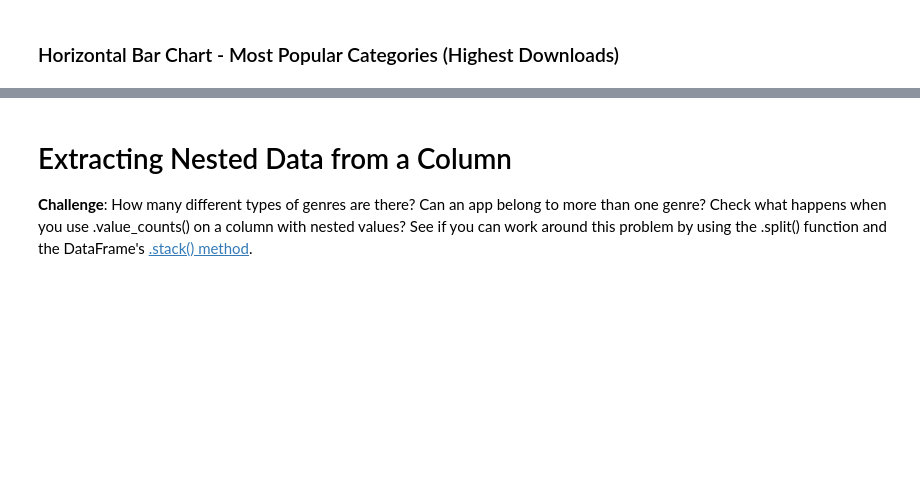
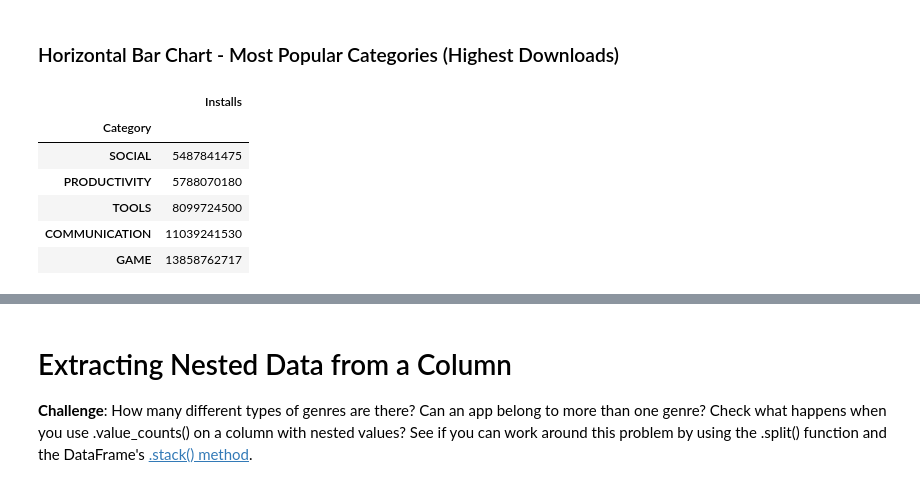
Before and after one commit to PuddiPuddi96/Python, a Jupyter notebook: 100-days-of-code/day-76/notebooks/Google Play Store App Analytics.ipynb, the cells around one changed output, grey strips where cells are left out. Saved outputs shown, nothing was run; the diff lists cells and outputs as text; code cells hidden in the pictures; blank space fills up the shorter version.

```diff
--- a/100-days-of-code/day-76/notebooks/Google Play Store App Analytics.ipynb
+++ b/100-days-of-code/day-76/notebooks/Google Play Store App Analytics.ipynb
@@ -247,2 +273,18 @@ df_apps_clean.sort_values('Revenue_Estimate', ascending=False).head(10)
 # %% [markdown]
 ### Horizontal Bar Chart - Most Popular Categories (Highest Downloads)
+# %%
+# What matters is not just the total number of apps in the category but how often apps are downloaded in that category.
+# This will give us an idea of how popular a category is.\
+# First, we have to group all our apps by category and sum the number of installations
+
+category_installs = df_apps_clean.groupby('Category').agg({'Installs': pd.Series.sum})
+category_installs = category_installs.sort_values('Installs', ascending=True)
+category_installs.tail()
+# %% [output]
+|  | Installs |
+| Category |  |
+| SOCIAL | 5487841475 |
+| PRODUCTIVITY | 5788070180 |
+| TOOLS | 8099724500 |
+| COMMUNICATION | 11039241530 |
+| GAME | 13858762717 |
```
Also changed, not shown: parts of 7 cells of this notebook.
